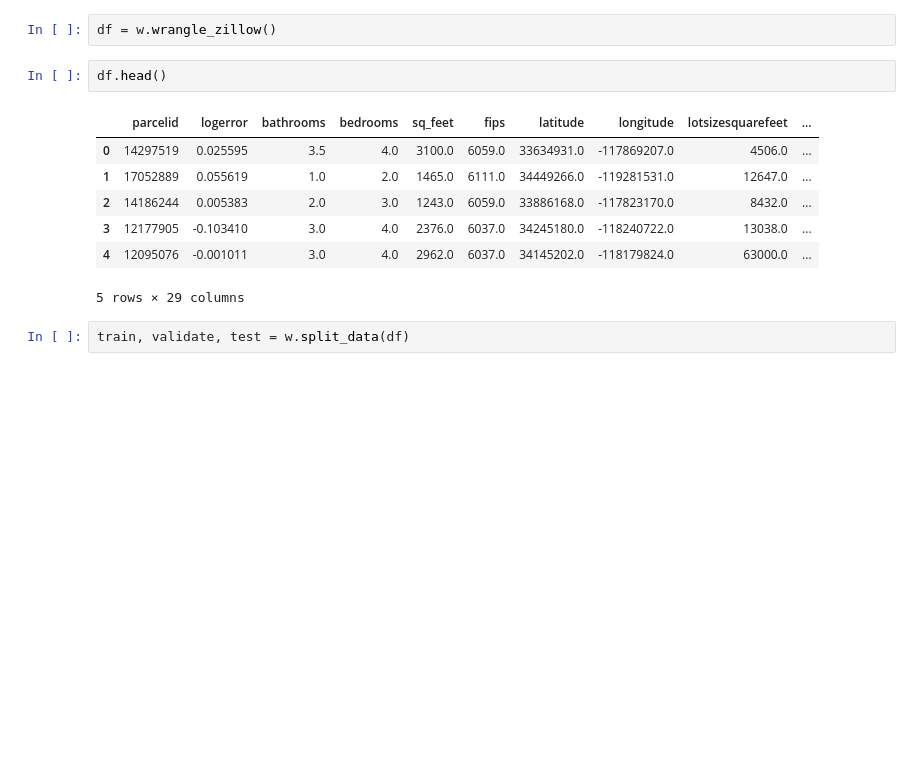
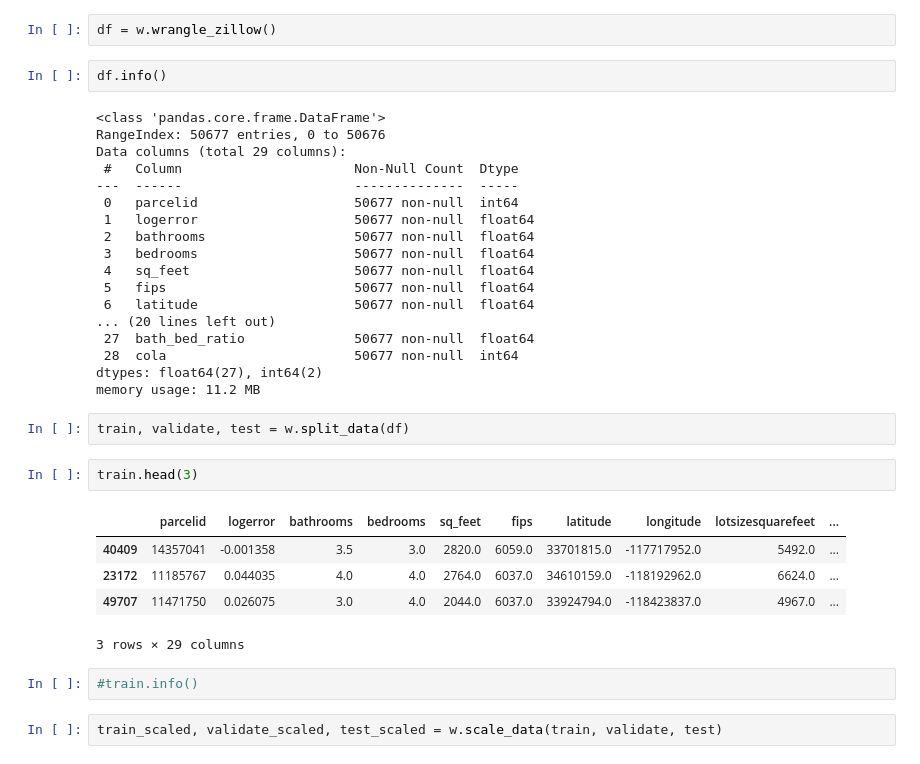
Before and after one commit to Michael-Mesa-Rae-Downen/project-3-clustering, a Jupyter notebook: working_notebook_michael.ipynb, the cells around one changed output. Drawn from its saved outputs; the diff is of its cells as text; blank space fills up the shorter version.

```diff
--- a/working_notebook_michael.ipynb
+++ b/working_notebook_michael.ipynb
@@ -15,14 +15,36 @@ warnings.filterwarnings('ignore')
 # %%
 df = w.wrangle_zillow()
 # %%
-df.head()
+df.info()
 # %% [output]
-|  | parcelid | logerror | bathrooms | bedrooms | sq_feet | fips | latitude | longitude | lotsizesquarefeet | ... |
-| 0 | 14297519 | 0.025595 | 3.5 | 4.0 | 3100.0 | 6059.0 | 33634931.0 | -117869207.0 | 4506.0 | ... |
-| 1 | 17052889 | 0.055619 | 1.0 | 2.0 | 1465.0 | 6111.0 | 34449266.0 | -119281531.0 | 12647.0 | ... |
-| 2 | 14186244 | 0.005383 | 2.0 | 3.0 | 1243.0 | 6059.0 | 33886168.0 | -117823170.0 | 8432.0 | ... |
-| 3 | 12177905 | -0.103410 | 3.0 | 4.0 | 2376.0 | 6037.0 | 34245180.0 | -118240722.0 | 13038.0 | ... |
-| 4 | 12095076 | -0.001011 | 3.0 | 4.0 | 2962.0 | 6037.0 | 34145202.0 | -118179824.0 | 63000.0 | ... |
-5 rows × 29 columns
+<class 'pandas.core.frame.DataFrame'>
+RangeIndex: 50677 entries, 0 to 50676
+Data columns (total 29 columns):
+ #   Column                      Non-Null Count  Dtype
+---  ------                      --------------  -----
+ 0   parcelid                    50677 non-null  int64
+ 1   logerror                    50677 non-null  float64
+ 2   bathrooms                   50677 non-null  float64
+ 3   bedrooms                    50677 non-null  float64
+ 4   sq_feet                     50677 non-null  float64
+ 5   fips                        50677 non-null  float64
+ 6   latitude                    50677 non-null  float64
+... (20 lines left out)
+ 27  bath_bed_ratio              50677 non-null  float64
+ 28  cola                        50677 non-null  int64
+dtypes: float64(27), int64(2)
+memory usage: 11.2 MB
 # %%
 train, validate, test = w.split_data(df)
+# %%
+train.head(3)
+# %% [output]
+|  | parcelid | logerror | bathrooms | bedrooms | sq_feet | fips | latitude | longitude | lotsizesquarefeet | ... |
+| 40409 | 14357041 | -0.001358 | 3.5 | 3.0 | 2820.0 | 6059.0 | 33701815.0 | -117717952.0 | 5492.0 | ... |
+| 23172 | 11185767 | 0.044035 | 4.0 | 4.0 | 2764.0 | 6037.0 | 34610159.0 | -118192962.0 | 6624.0 | ... |
+| 49707 | 11471750 | 0.026075 | 3.0 | 4.0 | 2044.0 | 6037.0 | 33924794.0 | -118423837.0 | 4967.0 | ... |
+3 rows × 29 columns
+# %%
+#train.info()
+# %%
+train_scaled, validate_scaled, test_scaled = w.scale_data(train, validate, test)
```
Also changed, not shown: parts of 19 cells of this notebook.
